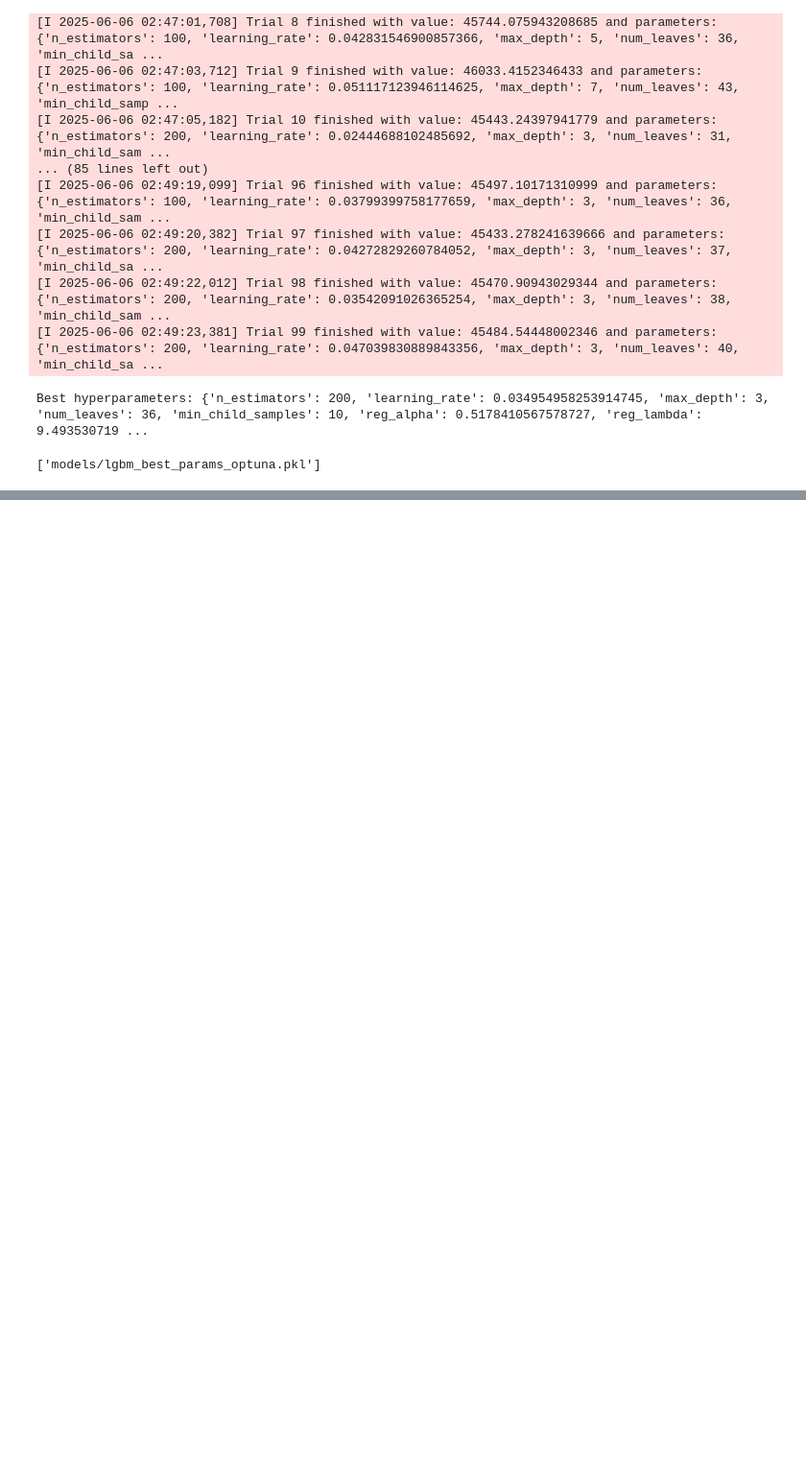
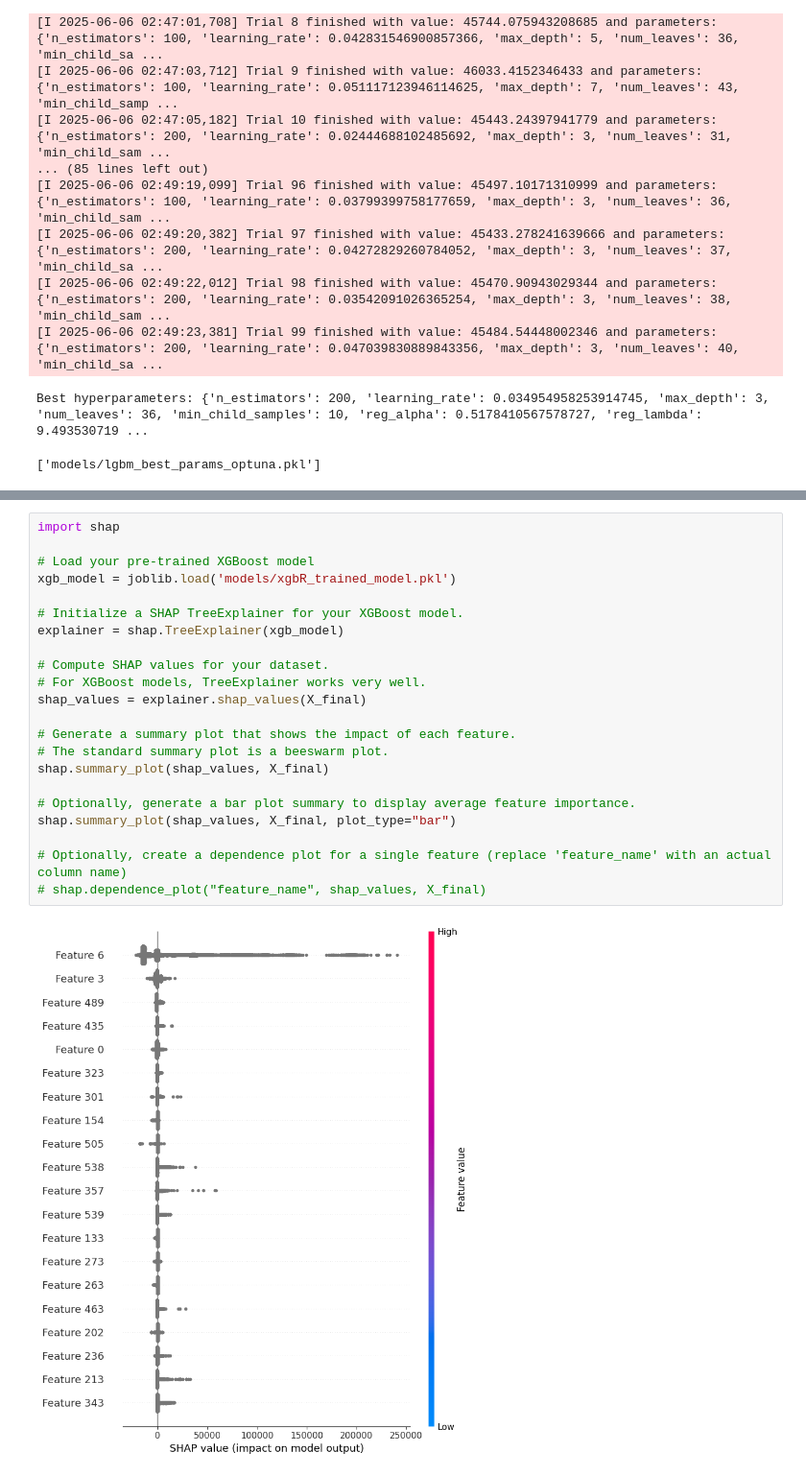
Before and after one commit to brienpike/STA160_Final_Project, a Jupyter notebook: Modeling.ipynb, the cells around one changed output, grey strips where cells are left out. Shown at 96% size. Saved outputs shown, nothing was run; the diff lists cells and outputs as text; blank space fills up the shorter version.

```diff
--- a/Modeling.ipynb
+++ b/Modeling.ipynb
@@ -747,0 +810,24 @@ joblib.dump(lgbm, 'models/lgbm_model.pkl')
+# %%
+import shap
+
+# Load your pre-trained XGBoost model
+xgb_model = joblib.load('models/xgbR_trained_model.pkl')
+
+# Initialize a SHAP TreeExplainer for your XGBoost model.
+explainer = shap.TreeExplainer(xgb_model)
+
+# Compute SHAP values for your dataset.
+# For XGBoost models, TreeExplainer works very well.
+shap_values = explainer.shap_values(X_final)
+
+# Generate a summary plot that shows the impact of each feature.
+# The standard summary plot is a beeswarm plot.
+shap.summary_plot(shap_values, X_final)
+
+# Optionally, generate a bar plot summary to display average feature importance.
+shap.summary_plot(shap_values, X_final, plot_type="bar")
+
+# Optionally, create a dependence plot for a single feature (replace 'feature_name' with an actual column name)
+# shap.dependence_plot("feature_name", shap_values, X_final)
+# %% [output]
+[figure, added]
```
Also changed, not shown: parts of 7 cells of this notebook, 3 other files.
